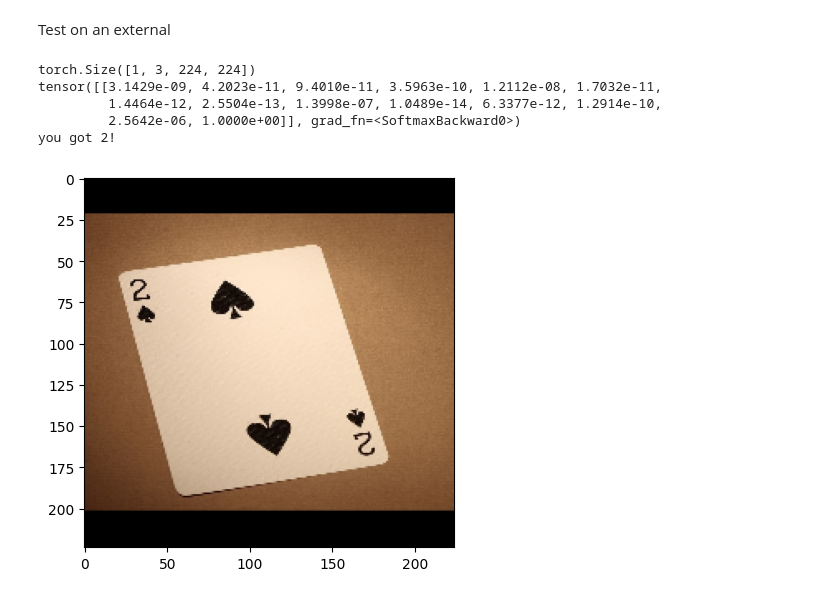
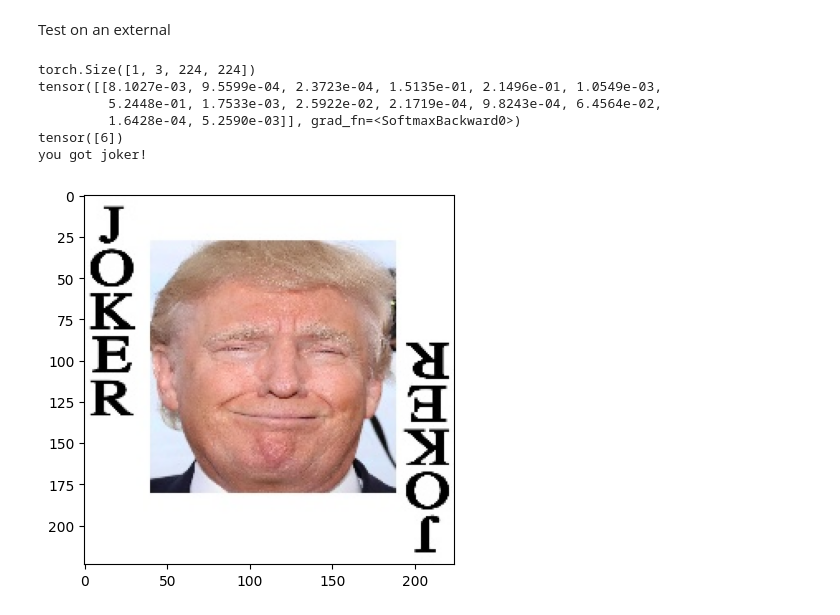
Before and after one commit to francomano/Cards_Classification_Kaggle, a Jupyter notebook: stuff.ipynb, the cells around one changed output. Cells and saved outputs as stored; diff of their text form; code cells hidden in the pictures.

```diff
--- a/stuff.ipynb
+++ b/stuff.ipynb
@@ -95,9 +113,11 @@ class CustomDataset(Dataset):
         relative_path = row.filepaths
         img = PIL.Image.open(os.path.join(self.root_dir, relative_path))
         if self.split == 'train':
-            img=transforms(img)
-            img=TF.to_tensor(img)
-            #img=T.Normalize(mean=[0.485, 0.456, 0.406], std=[0.229, 0.224, 0.225])(img)
+            if(row['card type']=='joker'):
+                img=TF.to_tensor(img)
+            else:
+                img=transforms(img)
+                img=TF.to_tensor(img)
         else:
             img=TF.to_tensor(img)
 
@@ -135,8 +155,8 @@ device = cuda.get_current_device()
 print(device)
 
 
-
-plt.imshow(TF.to_pil_image(train_set[5300][0]))
+plt.imshow(TF.to_pil_image(train_set[10][0]))
+print("label: ",train_set[10][1])
 # %% [output]
 cuda:0
 <CUDA device 0 'b'NVIDIA GeForce RTX 3050 Ti Laptop GPU''>
@@ -324,12 +326,12 @@ Test
 # %%
 from torchmetrics.classification import MulticlassF1Score
 #net=myCNN()
-net=torch.hub.load('pytorch/vision:v0.10.0', 'mobilenet_v3_large', pretrained=False)
-module=myModule()
-net.classifier=module
-net.to(DEVICE)
+#net=torch.hub.load('pytorch/vision:v0.10.0', 'mobilenet_v3_large', pretrained=False)
+#module=myModule()
+#net.classifier=module
+#net.to(DEVICE)
 #net.load_state_dict(torch.load("./model"))
-net.load_state_dict(torch.load("./finalmodel"))
+#net.load_state_dict(torch.load("./finalmodel"))
 net.eval()
 acc = 0.
 total = 0.
@@ -343,7 +345,7 @@ for i, (x, y) in enumerate(test_loader):
     z = F.one_hot(y, 14).float()
     n = float(x.size(0))
     total += n
-    #pred=net(x)
+
     pred = torch.softmax(net(x),dim=1)         #loaded models
     acc  += float(correct_predictions(pred, z))
     f1_score=f1(pred.cpu().argmax(dim=-1), y.cpu())
@@ -376,30 +377,35 @@ Test on an external
 # %%
 
 #img = PIL.Image.open("./841_001.jpg")
-img= PIL.Image.open("2_picche.jpg")
+#img= PIL.Image.open("2_picche.jpg")
 #img=PIL.Image.open("archive/test/two of spades/4.jpg")
 #img=PIL.Image.open("archive/test/ace of hearts/1.jpg")
+img=PIL.Image.open("archive/test/joker/1.jpg")
 img=TF.to_tensor(img)
 #img=TF.center_crop(img,[600,600])
-img=TF.center_crop(img,[920,780])   #for the ace of hearts
-img=TF.resize(img,[224,224])
+#img=TF.center_crop(img,[920,780])   #for the ace of hearts
+#img=TF.resize(img,[224,224])
 plt.imshow(TF.to_pil_image(img))
 img=img.reshape((1,3,224,224))
 
 print(img.shape)
 net.to('cpu')
 net.eval()
 #net.load_state_dict(torch.load("./model"))
 pred=torch.softmax(net(img),dim=1)
 print(pred)
+print(pred.argmax(dim=-1))
 if(pred.argmax(dim=-1)==13):
     print("you got 2!")
 elif(pred.argmax(dim=-1)==0):
     print("you got an ace!")
+elif(pred.argmax(dim=-1)==6):
+    print("you got joker!")
 # %% [output]
 torch.Size([1, 3, 224, 224])
-tensor([[3.1429e-09, 4.2023e-11, 9.4010e-11, 3.5963e-10, 1.2112e-08, 1.7032e-11,
-         1.4464e-12, 2.5504e-13, 1.3998e-07, 1.0489e-14, 6.3377e-12, 1.2914e-10,
-         2.5642e-06, 1.0000e+00]], grad_fn=<SoftmaxBackward0>)
-you got 2!
+tensor([[8.1027e-03, 9.5599e-04, 2.3723e-04, 1.5135e-01, 2.1496e-01, 1.0549e-03,
+         5.2448e-01, 1.7533e-03, 2.5922e-02, 2.1719e-04, 9.8243e-04, 6.4564e-02,
+         1.6428e-04, 5.2590e-03]], grad_fn=<SoftmaxBackward0>)
+tensor([6])
+you got joker!
-[figure, old version]
+[figure, new version]
```
Also changed, not shown: parts of 9 cells of this notebook.
